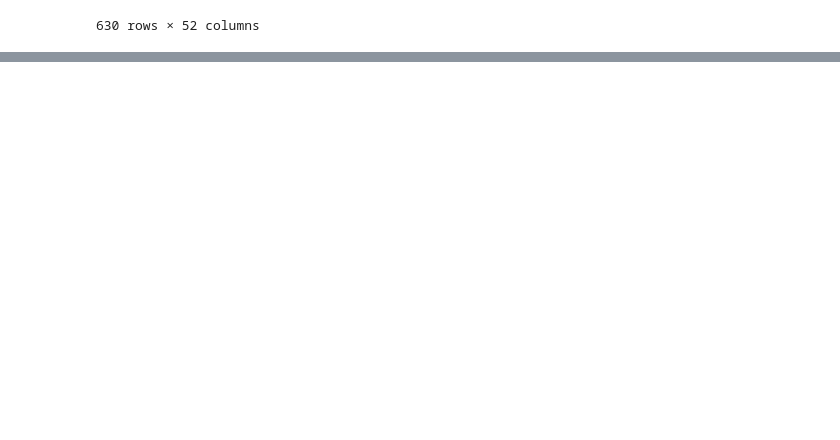
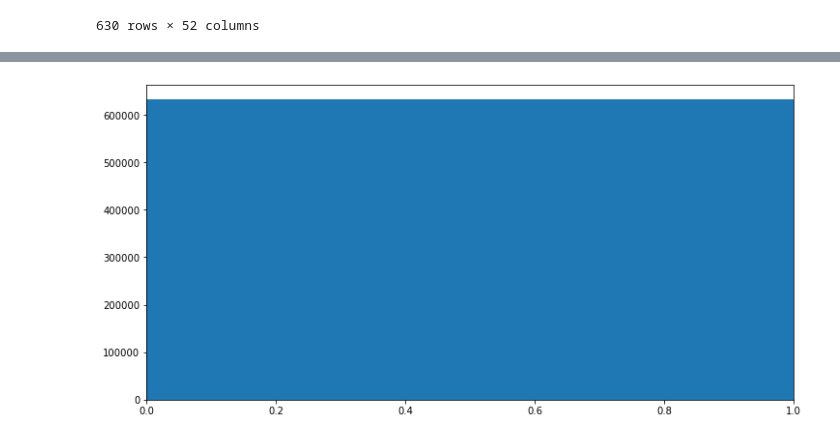
Before and after one commit to lesro/change_unlimited, a Jupyter notebook: notebooks/day2_df_review_merge.ipynb, the cells around one changed output, grey strips where cells are left out. Drawn from its saved outputs; the diff is of its cells as text; code cells hidden in the pictures; blank space fills up the shorter version.

```diff
--- a/notebooks/day2_df_review_merge.ipynb
+++ b/notebooks/day2_df_review_merge.ipynb
@@ -255,0 +355,11 @@ import folium
+# %%
+revs = income_np_merge[income_np_merge['REVENUE_AMT']< 10000]['REVENUE_AMT']
+
+revs
+
+plt.figure(figsize=(12,6))
+plt.xlim(0, )
+plt.hist(revs, bins=1000)
+plt.show()
+# %% [output]
+[figure, added]
```
Also changed, not shown: parts of 10 cells of this notebook.
